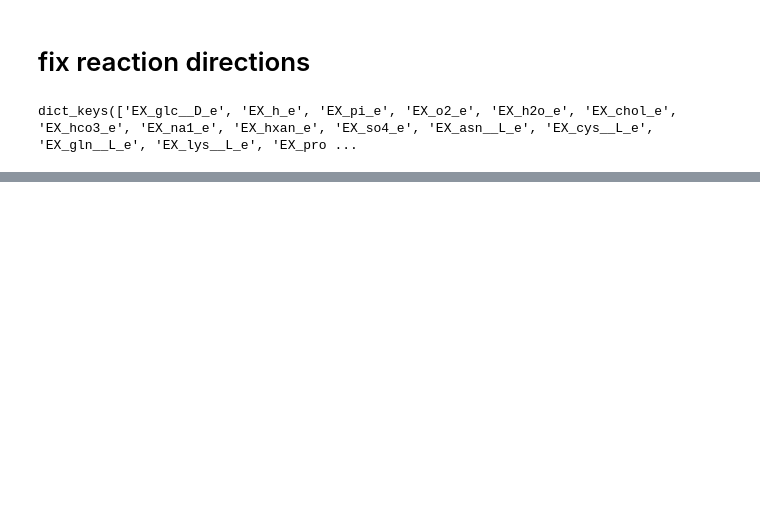
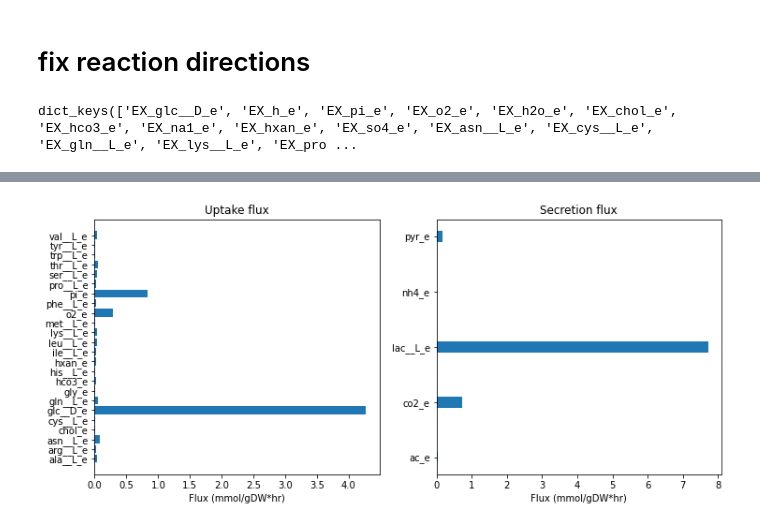
Before and after one commit to SizheQiu/PigGEM2025, a Jupyter notebook: code/CAFBA.ipynb, the cells around one changed output, grey strips where cells are left out. Cells and saved outputs as stored; diff of their text form; code cells hidden in the pictures; blank space fills up the shorter version.

```diff
--- a/code/CAFBA.ipynb
+++ b/code/CAFBA.ipynb
@@ -128,0 +99,16 @@ secretion_flux
+# %%
+ptot = 0.56; NGAM_0 = 5.9; #https://doi.org/10.1371/journal.pcbi.1009022
+with ipsc_core:
+    ex_aa_list = ['EX_asn__L_e', 'EX_cys__L_e', 'EX_gln__L_e', 'EX_lys__L_e', 'EX_pro__L_e',
+              'EX_tyr__L_e', 'EX_met__L_e', 'EX_leu__L_e', 'EX_ser__L_e', 'EX_his__L_e',
+              'EX_thr__L_e', 'EX_phe__L_e', 'EX_arg__L_e', 'EX_ile__L_e', 'EX_val__L_e',
+              'EX_trp__L_e', 'EX_asp__L_e', 'EX_ala__L_e', 'EX_glu__L_e', 'EX_gly_e']
+    for rxn_id in ex_aa_list:
+        ipsc_core.reactions.get_by_id(rxn_id).upper_bound=0.0
+    ipsc_core.reactions.ATPM.lower_bound = NGAM_0
+    # Proteome constraints
+    set_PA(ipsc_core, ptot, A_dict)
+    fluxes = cobra.flux_analysis.pfba(ipsc_core).fluxes
+    uptake_flux = ipsc_core.summary().uptake_flux
+    secretion_flux = ipsc_core.summary().secretion_flux
+    print(ipsc_core.summary())
@@ -129,3 +135,15 @@ secretion_flux
+# %%
+fig, axs = plt.subplots(1,2,figsize=(12,5))
+secretion_flux = secretion_flux[(secretion_flux.flux!=0) & ~(secretion_flux.reaction.isin(['EX_h2o_e','EX_h_e']) )]
+uptake_flux = uptake_flux[uptake_flux.flux!=0]
+axs[0].barh(uptake_flux.metabolite,uptake_flux.flux)
+axs[1].barh(secretion_flux.metabolite,-1*secretion_flux.flux, height=0.2)
+axs[0].set_title('Uptake flux')
+axs[1].set_title('Secretion flux')
+for ax in axs:
+    ax.set_xlabel('Flux (mmol/gDW*hr)')
+# %% [output]
+[figure, added]
 # %%
 def get_fluxes_NGAM(model,  ptot, A_dict, NGAM):
     with model:
```
Also changed, not shown: parts of 11 cells of this notebook, 6 other files.
